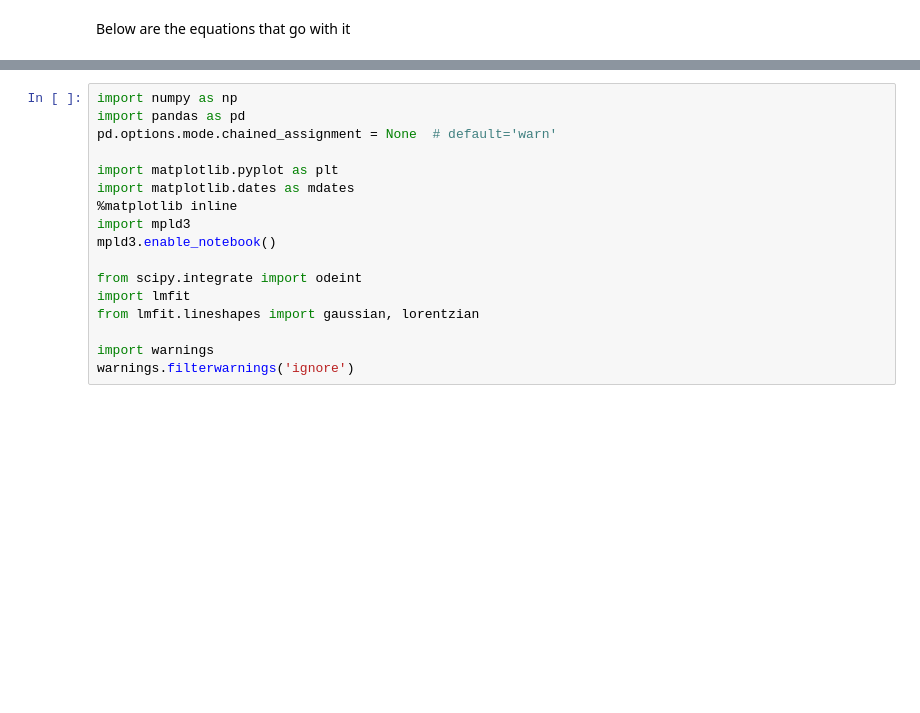
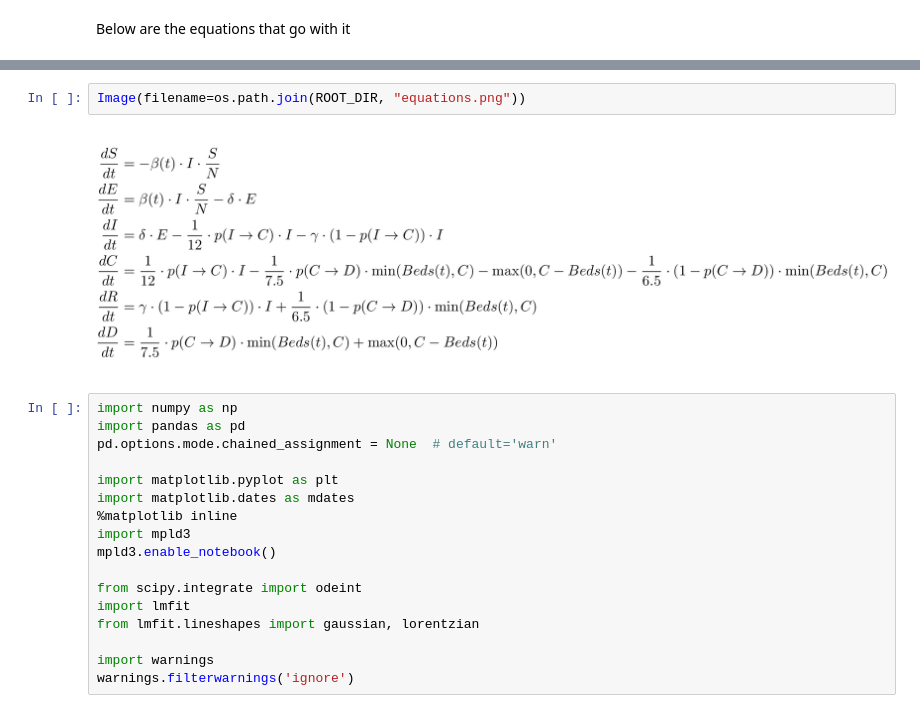
Before and after one commit to swapnanilsharma/Covid19-India-Finding-Insight, a Jupyter notebook: Covid19-India-finding-insight.ipynb, the cells around one changed output, grey strips where cells are left out. Drawn from its saved outputs; the diff is of its cells as text; blank space fills up the shorter version.

```diff
--- a/Covid19-India-finding-insight.ipynb
+++ b/Covid19-India-finding-insight.ipynb
@@ -208,3 +209,7 @@ Below are the equations that go with it
+# %%
+Image(filename=os.path.join(ROOT_DIR, "equations.png"))
+# %% [output]
+[figure, added]
 # %%
 import numpy as np
 import pandas as pd
```
Also changed, not shown: parts of 4 cells of this notebook.
